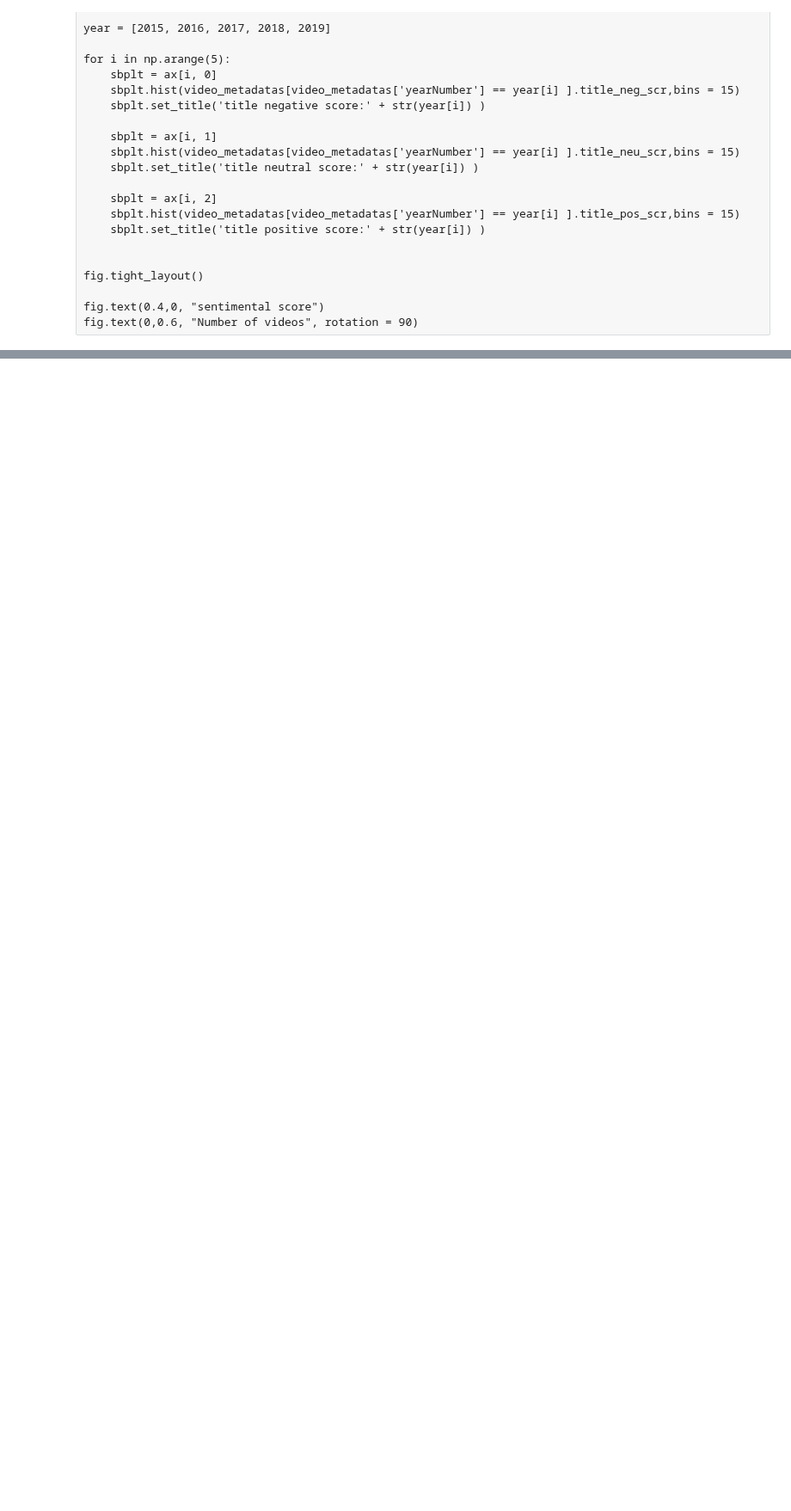
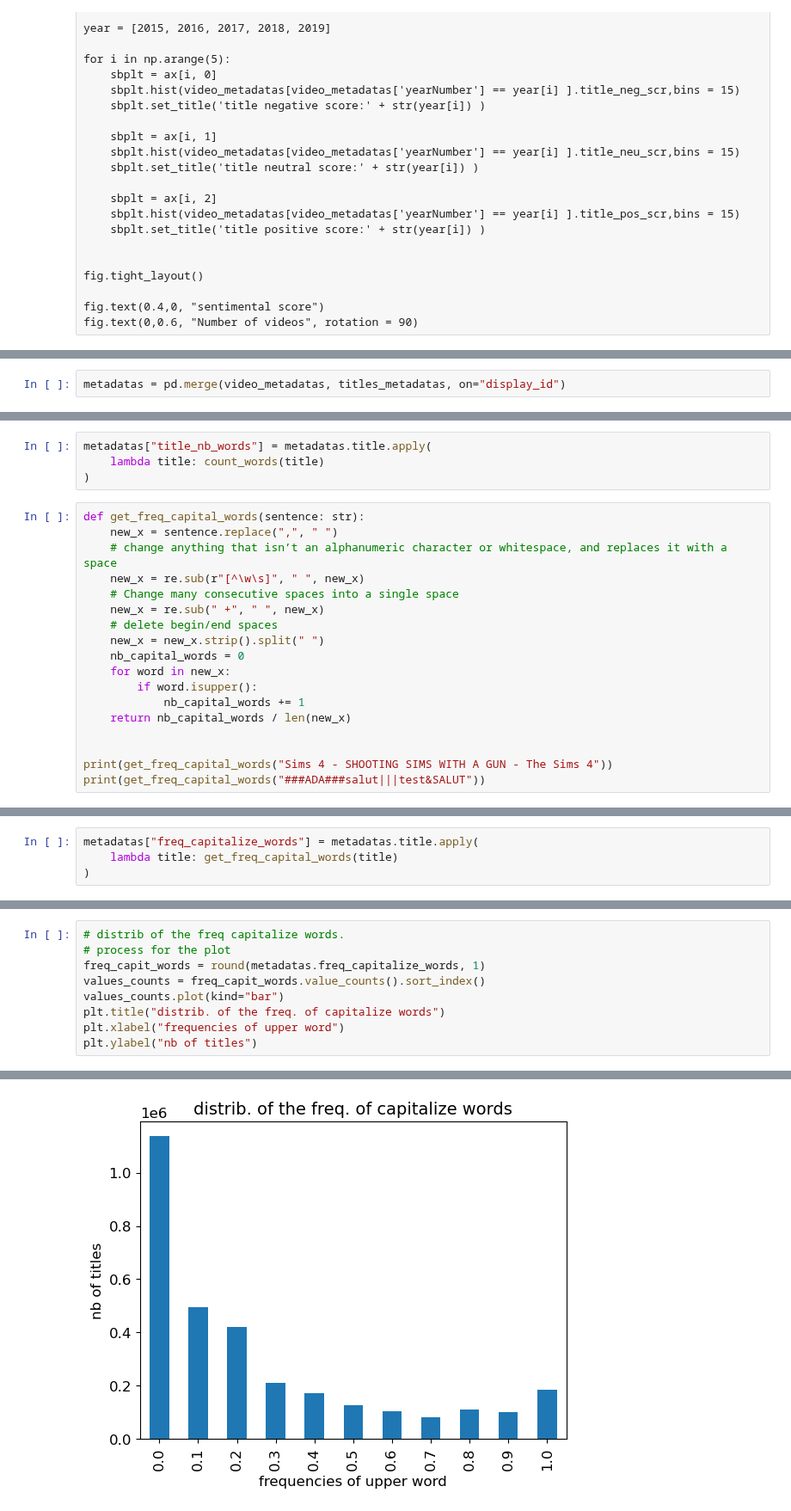
Before and after one commit to epfl-ada/ada-2022-project-adaptation, a Jupyter notebook: MS3_Analysis.ipynb, the cells around one changed output, grey strips where cells are left out. Shown at 86% size. Drawn from its saved outputs; the diff is of its cells as text; blank space fills up the shorter version.

Commit message:
capitalize words in title

```diff
--- a/MS3_Analysis.ipynb
+++ b/MS3_Analysis.ipynb
@@ -538,0 +511,2 @@ Text(0, 0.6, 'Number of videos')
+# %%
+metadatas = pd.merge(video_metadatas, titles_metadatas, on="display_id")
@@ -538,0 +545,22 @@ Text(0, 0.6, 'Number of videos')
+# %%
+metadatas["title_nb_words"] = metadatas.title.apply(
+    lambda title: count_words(title)
+)
+# %%
+def get_freq_capital_words(sentence: str):
+    new_x = sentence.replace(",", " ")
+    # change anything that isn’t an alphanumeric character or whitespace, and replaces it with a space
+    new_x = re.sub(r"[^\w\s]", " ", new_x)
+    # Change many consecutive spaces into a single space
+    new_x = re.sub(" +", " ", new_x)
+    # delete begin/end spaces
+    new_x = new_x.strip().split(" ")
+    nb_capital_words = 0
+    for word in new_x:
+        if word.isupper():
+            nb_capital_words += 1
+    return nb_capital_words / len(new_x)
+
+
+print(get_freq_capital_words("Sims 4 - SHOOTING SIMS WITH A GUN - The Sims 4"))
+print(get_freq_capital_words("###ADA###salut|||test&SALUT"))
@@ -538,0 +570,4 @@ Text(0, 0.6, 'Number of videos')
+# %%
+metadatas["freq_capitalize_words"] = metadatas.title.apply(
+    lambda title: get_freq_capital_words(title)
+)
@@ -538,0 +579,10 @@ Text(0, 0.6, 'Number of videos')
+# %%
+# distrib of the freq capitalize words.
+# process for the plot
+freq_capit_words = round(metadatas.freq_capitalize_words, 1)
+values_counts = freq_capit_words.value_counts().sort_index()
+values_counts.plot(kind="bar")
+plt.title("distrib. of the freq. of capitalize words")
+plt.xlabel("frequencies of upper word")
+plt.ylabel("nb of titles")
+# %% [output]
@@ -538,0 +590 @@ Text(0, 0.6, 'Number of videos')
+[figure, added]
```
Also changed, not shown: parts of 30 cells of this notebook.
